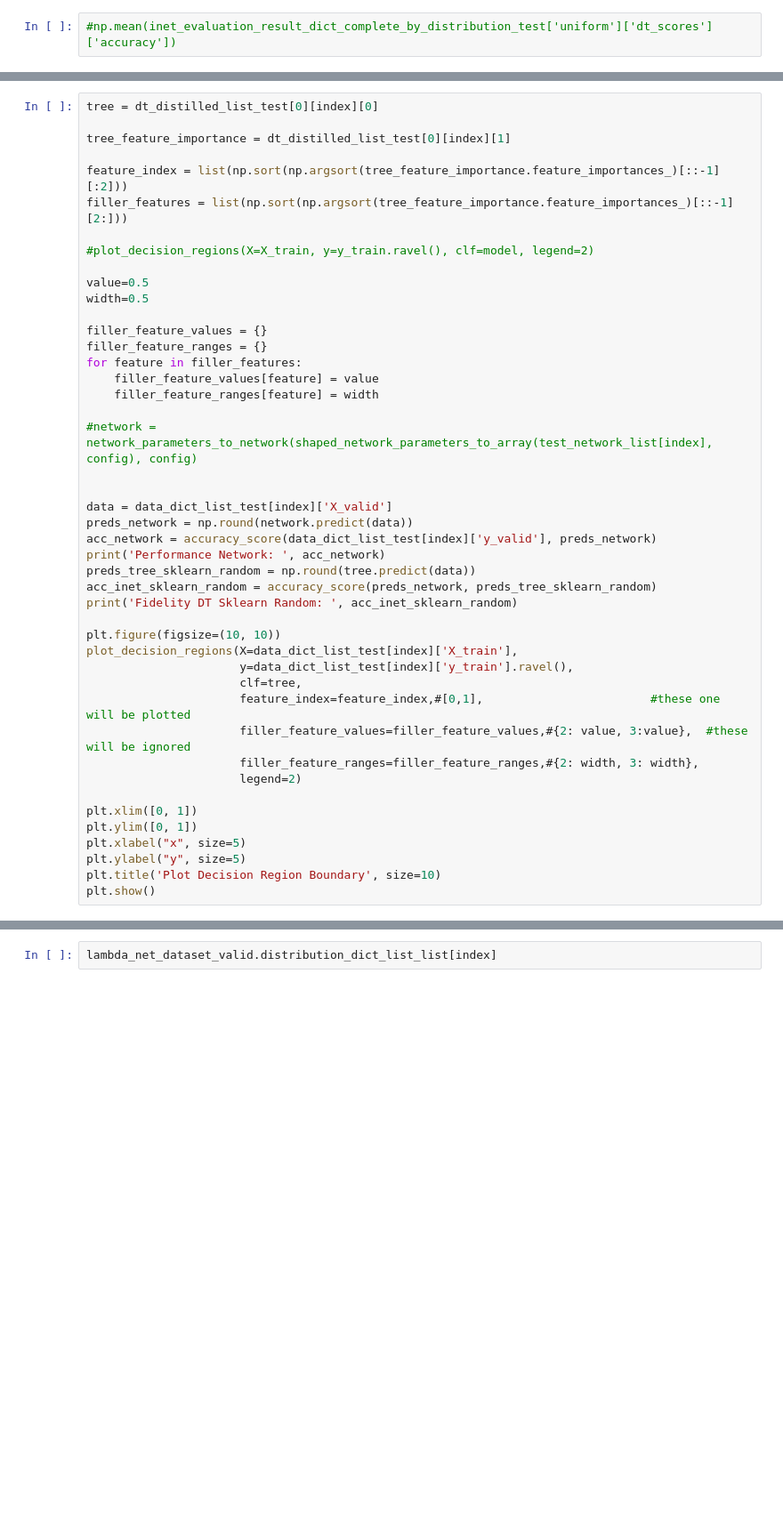
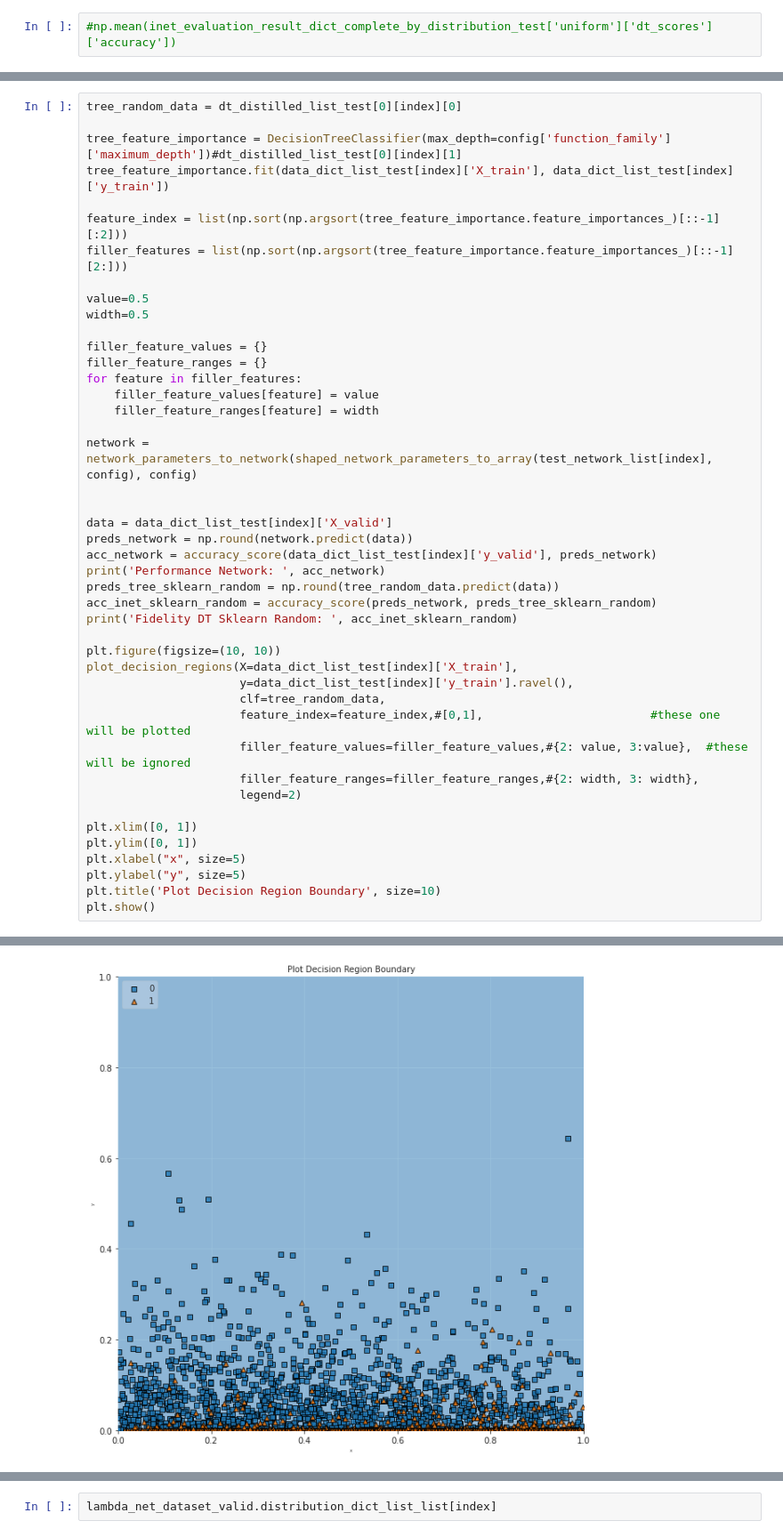
Before and after one commit to p-koenig/I-Nets-For-Logistic-Regression, a Jupyter notebook: 03_decision_trees/03_interpretation_net-n02-maxDist1-WORKING-Copy3.ipynb, the cells around one changed output, grey strips where cells are left out. Shown at 89% size. Drawn from its saved outputs; the diff is of its cells as text; blank space fills up the shorter version.

```diff
--- a/03_decision_trees/03_interpretation_net-n02-maxDist1-WORKING-Copy3.ipynb
+++ b/03_decision_trees/03_interpretation_net-n02-maxDist1-WORKING-Copy3.ipynb
@@ -916,12 +1006,11 @@ image
 # %%
-tree = dt_distilled_list_test[0][index][0]
+tree_random_data = dt_distilled_list_test[0][index][0]
 
-tree_feature_importance = dt_distilled_list_test[0][index][1]
+tree_feature_importance = DecisionTreeClassifier(max_depth=config['function_family']['maximum_depth'])#dt_distilled_list_test[0][index][1]
+tree_feature_importance.fit(data_dict_list_test[index]['X_train'], data_dict_list_test[index]['y_train'])
 
 feature_index = list(np.sort(np.argsort(tree_feature_importance.feature_importances_)[::-1][:2]))
 filler_features = list(np.sort(np.argsort(tree_feature_importance.feature_importances_)[::-1][2:]))
-
-#plot_decision_regions(X=X_train, y=y_train.ravel(), clf=model, legend=2)
 
 value=0.5
 width=0.5
@@ -932,21 +1021,21 @@ for feature in filler_features:
     filler_feature_values[feature] = value
     filler_feature_ranges[feature] = width
 
-#network = network_parameters_to_network(shaped_network_parameters_to_array(test_network_list[index], config), config)
+network = network_parameters_to_network(shaped_network_parameters_to_array(test_network_list[index], config), config)
 
 
 data = data_dict_list_test[index]['X_valid']
 preds_network = np.round(network.predict(data))
 acc_network = accuracy_score(data_dict_list_test[index]['y_valid'], preds_network)
 print('Performance Network: ', acc_network)
-preds_tree_sklearn_random = np.round(tree.predict(data))
+preds_tree_sklearn_random = np.round(tree_random_data.predict(data))
 acc_inet_sklearn_random = accuracy_score(preds_network, preds_tree_sklearn_random)
 print('Fidelity DT Sklearn Random: ', acc_inet_sklearn_random)
 
 plt.figure(figsize=(10, 10))
 plot_decision_regions(X=data_dict_list_test[index]['X_train'],
                       y=data_dict_list_test[index]['y_train'].ravel(),
-                      clf=tree,
+                      clf=tree_random_data,
                       feature_index=feature_index,#[0,1],                        #these one will be plotted
                       filler_feature_values=filler_feature_values,#{2: value, 3:value},  #these will be ignored
                       filler_feature_ranges=filler_feature_ranges,#{2: width, 3: width},
@@ -958,3 +1047,4 @@ plt.xlabel("x", size=5)
 plt.ylabel("y", size=5)
 plt.title('Plot Decision Region Boundary', size=10)
 plt.show()
+# %% [output]
@@ -961,3 +1053,4 @@ plt.show()
+[figure, added]
 # %%
 if config['function_family']['dt_type'] == 'vanilla':
     plt.figure(figsize=(25,8))
```
Also changed, not shown: parts of 26 cells of this notebook, 9 other files.
